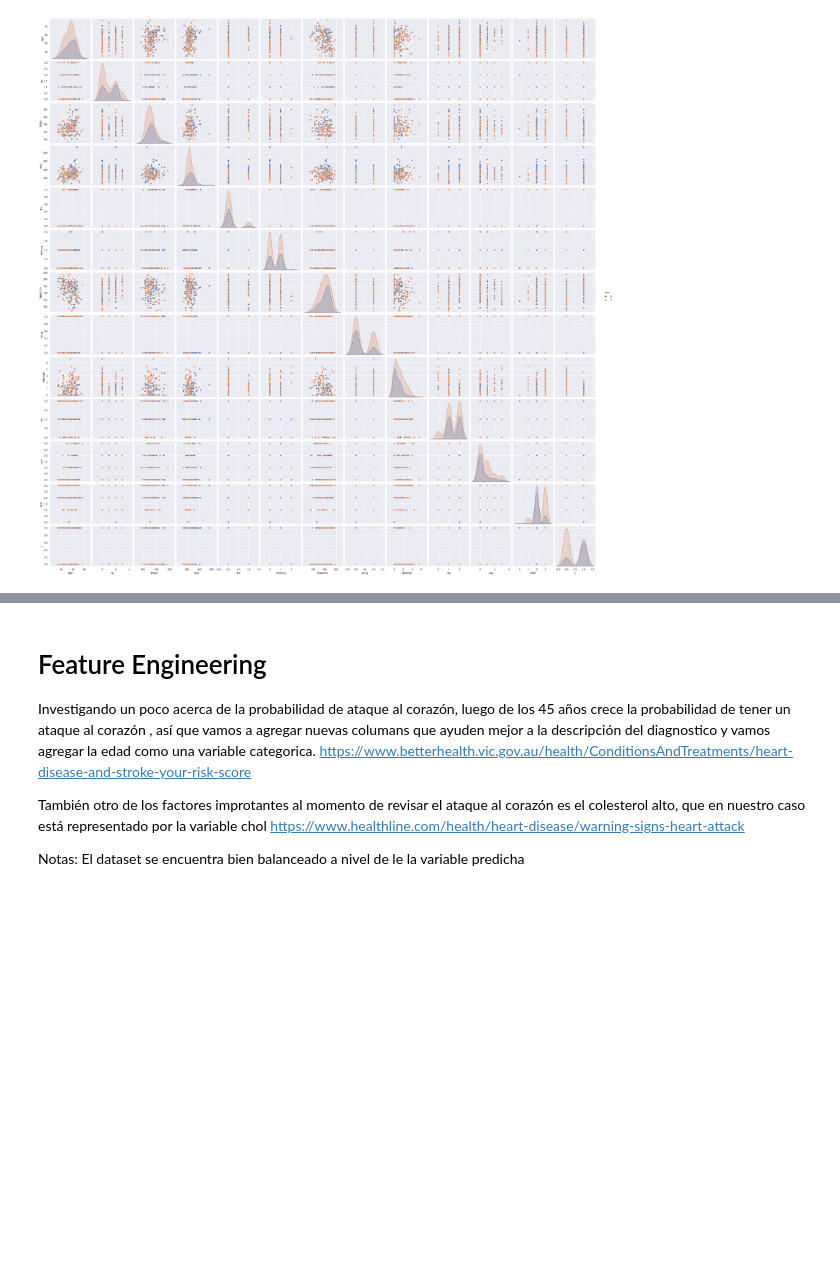
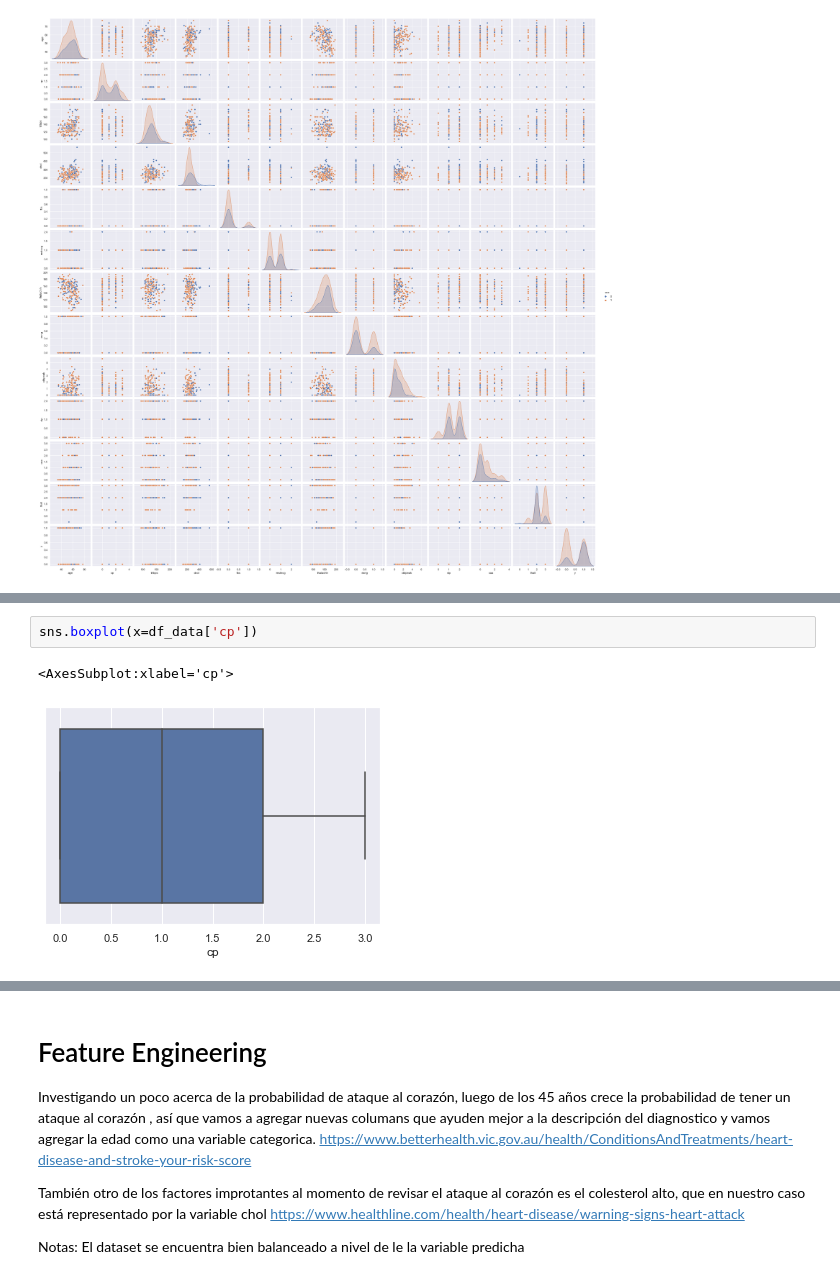
Before and after one commit to alejoaj22/ml-tarea-competencia, a Jupyter notebook: report _tarea_reto.ipynb, the cells around one changed output, grey strips where cells are left out. Cells and saved outputs as stored; diff of their text form; blank space fills up the shorter version.

```diff
--- a/report _tarea_reto.ipynb
+++ b/report _tarea_reto.ipynb
@@ -100,0 +154,5 @@ sns.pairplot(df_data, hue="sex");
+# %%
+sns.boxplot(x=df_data['cp'])
+# %% [output]
+<AxesSubplot:xlabel='cp'>
+[figure, added]
```
Also changed, not shown: parts of 42 cells of this notebook, 5 other files.
